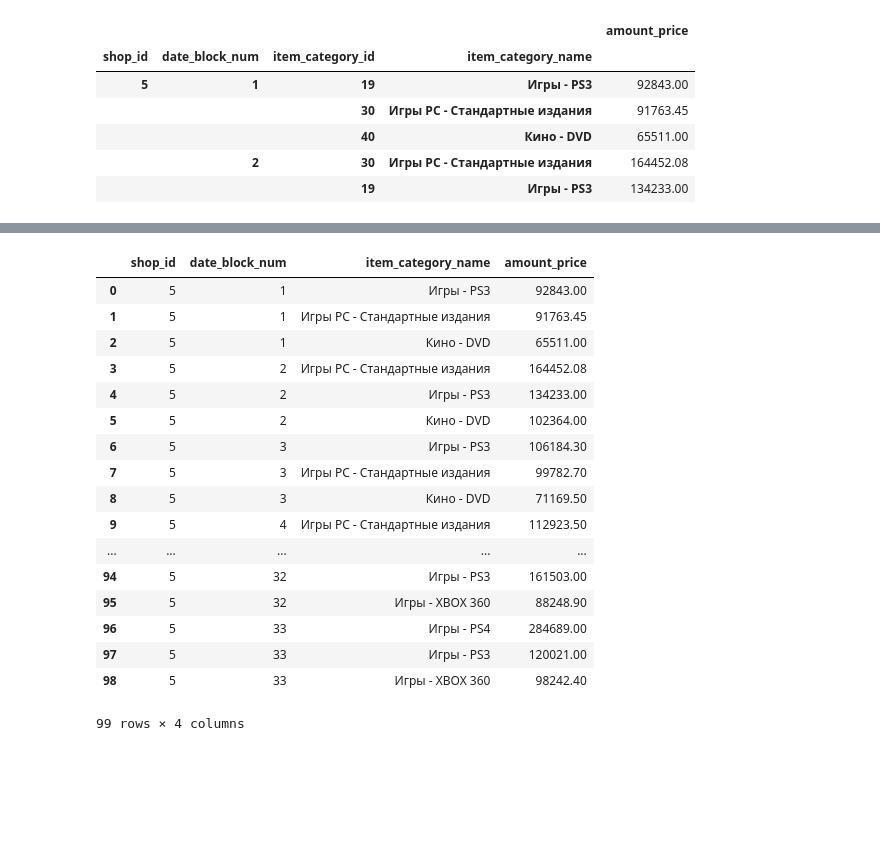
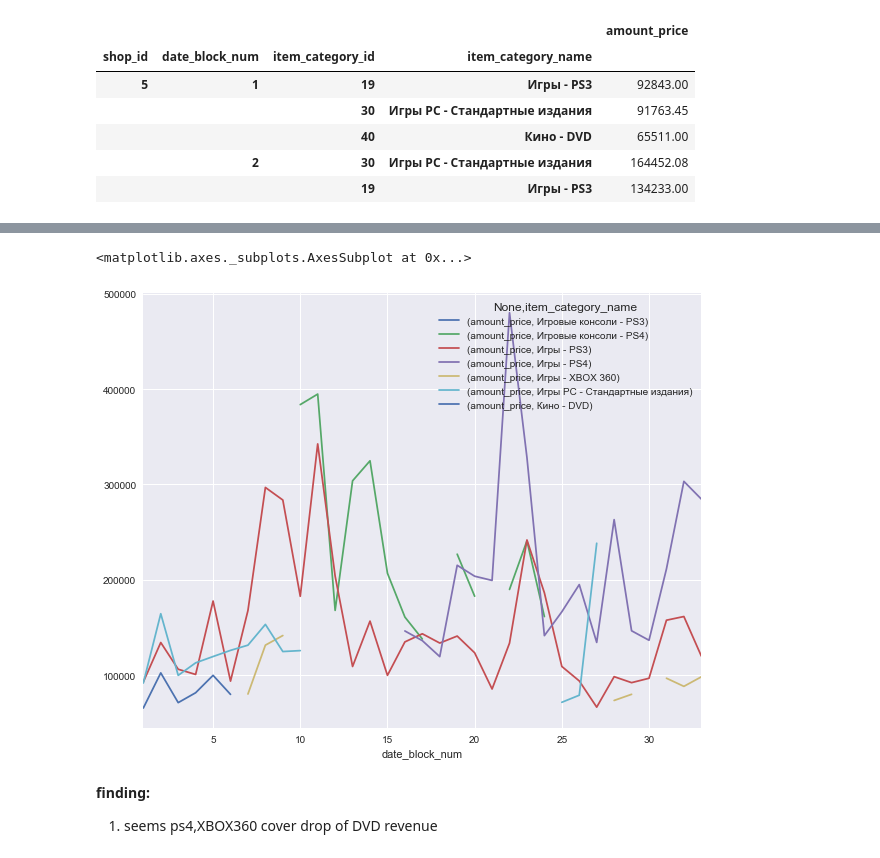
Before and after one commit to ihongChen/HowToWinKaggle, a Jupyter notebook: src/EDA_2.ipynb, the cells around one changed output, grey strips where cells are left out. Cells and saved outputs as stored; diff of their text form; code cells hidden in the pictures; blank space fills up the shorter version.

Commit message:
add ps4,xbox revenue

```diff
--- a/src/EDA_2.ipynb
+++ b/src/EDA_2.ipynb
@@ -399,3 +378,0 @@ top3cat_revenue
-# %%
-top3cat_revenue.reset_index(inplace=True)
-top3cat_revenue.pivot(columns='item_category_id',index='date_block_num').plot()
@@ -405,21 +379,8 @@ top3cat_revenue.pivot(columns='item_category_id',index='date_block_num').plot()
-# %%
-top3cat_revenue
-# %% [output]
-|  | shop_id | date_block_num | item_category_name | amount_price |
-| 0 | 5 | 1 | Игры - PS3 | 92843.00 |
-| 1 | 5 | 1 | Игры PC - Стандартные издания | 91763.45 |
-| 2 | 5 | 1 | Кино - DVD | 65511.00 |
-| 3 | 5 | 2 | Игры PC - Стандартные издания | 164452.08 |
-| 4 | 5 | 2 | Игры - PS3 | 134233.00 |
-| 5 | 5 | 2 | Кино - DVD | 102364.00 |
-| 6 | 5 | 3 | Игры - PS3 | 106184.30 |
-| 7 | 5 | 3 | Игры PC - Стандартные издания | 99782.70 |
-| 8 | 5 | 3 | Кино - DVD | 71169.50 |
-| 9 | 5 | 4 | Игры PC - Стандартные издания | 112923.50 |
-| ... | ... | ... | ... | ... |
-| 94 | 5 | 32 | Игры - PS3 | 161503.00 |
-| 95 | 5 | 32 | Игры - XBOX 360 | 88248.90 |
-| 96 | 5 | 33 | Игры - PS4 | 284689.00 |
-| 97 | 5 | 33 | Игры - PS3 | 120021.00 |
-| 98 | 5 | 33 | Игры - XBOX 360 | 98242.40 |
-99 rows × 4 columns
+# %%
+top3cat_revenue.reset_index(level=[0,-2],drop=True).reset_index(level=1).pivot(columns='item_category_name').plot(figsize=(10,8))
+# %% [output]
+<matplotlib.axes._subplots.AxesSubplot at 0x...>
+[figure, added]
+# %% [markdown]
+**finding:**
+1. seems  ps4,XBOX360 cover drop of DVD revenue
```
Also changed, not shown: parts of 3 cells of this notebook.
